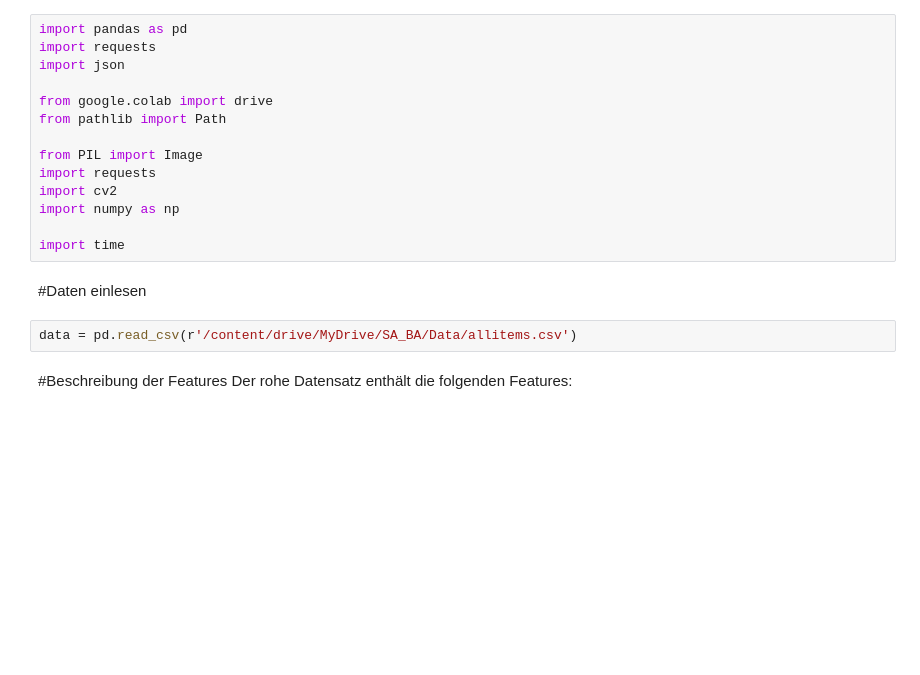
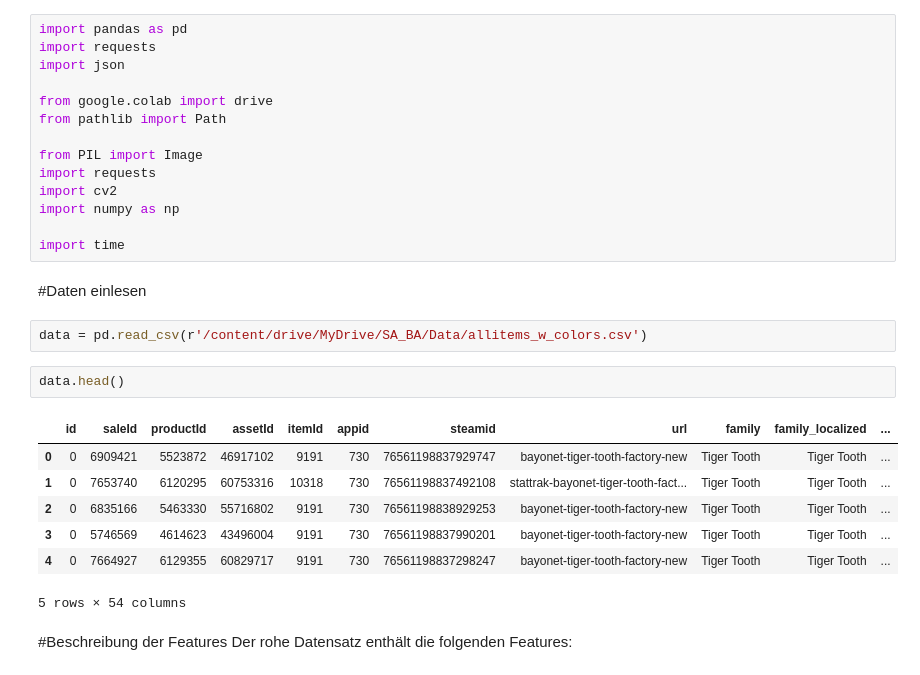
Before and after one commit to princessivy/Analyzing_CSGO_SkinPrices, a Jupyter notebook: CSGO_Analytics.ipynb, the cells around one changed output. Cells and saved outputs as stored; diff of their text form; blank space fills up the shorter version.

```diff
--- a/CSGO_Analytics.ipynb
+++ b/CSGO_Analytics.ipynb
@@ -19,7 +19,17 @@ import time
 # %% [markdown]
 #Daten einlesen
 # %%
-data = pd.read_csv(r'/content/drive/MyDrive/SA_BA/Data/allitems.csv')
+data = pd.read_csv(r'/content/drive/MyDrive/SA_BA/Data/allitems_w_colors.csv')
+# %%
+data.head()
+# %% [output]
+|  | id | saleId | productId | assetId | itemId | appid | steamid | url | family | family_localized | ... |
+| 0 | 0 | 6909421 | 5523872 | 46917102 | 9191 | 730 | 76561198837929747 | bayonet-tiger-tooth-factory-new | Tiger Tooth | Tiger Tooth | ... |
+| 1 | 0 | 7653740 | 6120295 | 60753316 | 10318 | 730 | 76561198837492108 | stattrak-bayonet-tiger-tooth-fact... | Tiger Tooth | Tiger Tooth | ... |
+| 2 | 0 | 6835166 | 5463330 | 55716802 | 9191 | 730 | 76561198838929253 | bayonet-tiger-tooth-factory-new | Tiger Tooth | Tiger Tooth | ... |
+| 3 | 0 | 5746569 | 4614623 | 43496004 | 9191 | 730 | 76561198837990201 | bayonet-tiger-tooth-factory-new | Tiger Tooth | Tiger Tooth | ... |
+| 4 | 0 | 7664927 | 6129355 | 60829717 | 9191 | 730 | 76561198837298247 | bayonet-tiger-tooth-factory-new | Tiger Tooth | Tiger Tooth | ... |
+5 rows × 54 columns
 # %% [markdown]
 #Beschreibung der Features
 Der rohe Datensatz enthält die folgenden Features:
```
Also changed, not shown: parts of 16 cells of this notebook.
